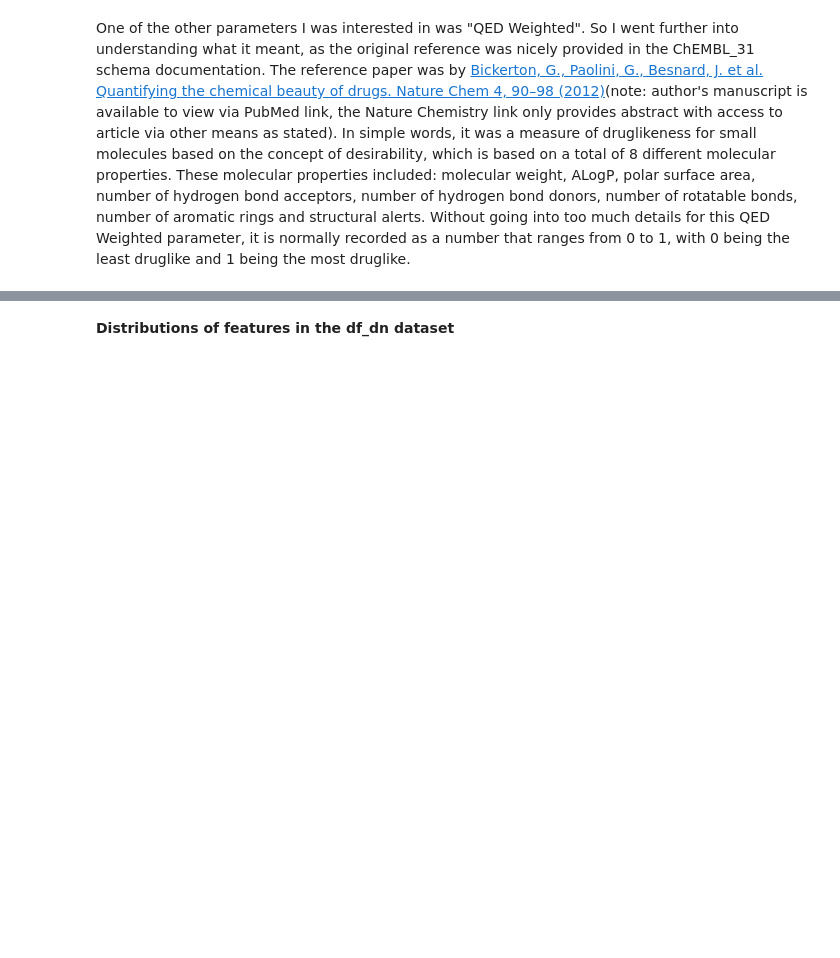
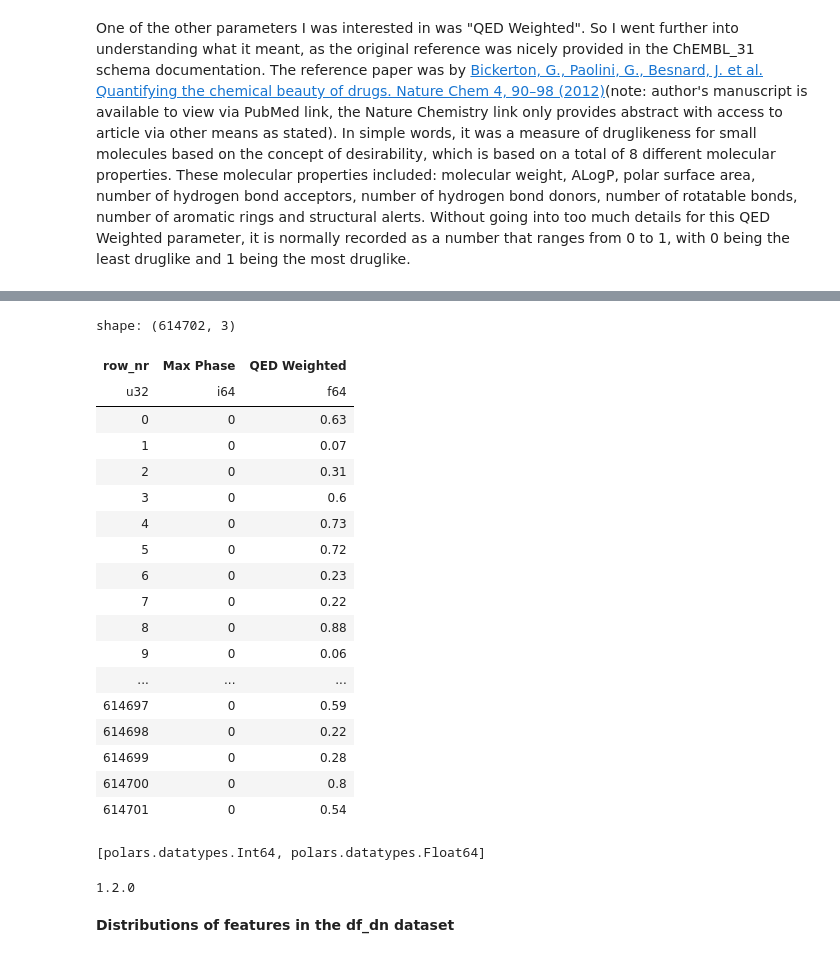
Before and after one commit to jhylin/Rust_projects, a Jupyter notebook: Rust_pl_chembl_cpds.ipynb, the cells around one changed output, grey strips where cells are left out. Cells and saved outputs as stored; diff of their text form; code cells hidden in the pictures; blank space fills up the shorter version.

```diff
--- a/Rust_pl_chembl_cpds.ipynb
+++ b/Rust_pl_chembl_cpds.ipynb
@@ -287,0 +360,3 @@ Question: Which small molecules will likely enter max phase 4?
+# %%
+df_ml = df_f.select(["Max Phase", "QED Weighted"])
+df_ml
@@ -287,0 +383,29 @@ Question: Which small molecules will likely enter max phase 4?
+# %%
+# add row count (index) to prepare dataset for scikit-learn
+df_ml.with_row_count()
+# %% [output]
+shape: (614702, 3)
+| row_nr | Max Phase | QED Weighted |
+| u32 | i64 | f64 |
+| 0 | 0 | 0.63 |
+| 1 | 0 | 0.07 |
+| 2 | 0 | 0.31 |
+| 3 | 0 | 0.6 |
+| 4 | 0 | 0.73 |
+| 5 | 0 | 0.72 |
+| 6 | 0 | 0.23 |
+| 7 | 0 | 0.22 |
+| 8 | 0 | 0.88 |
+| 9 | 0 | 0.06 |
+| ... | ... | ... |
+| 614697 | 0 | 0.59 |
+| 614698 | 0 | 0.22 |
+| 614699 | 0 | 0.28 |
+| 614700 | 0 | 0.8 |
+| 614701 | 0 | 0.54 |
+# %%
+# Check data types in df_ml dataset
+# Needs to be integers or floats for scikit-learn algorithms to work
+df_ml.dtypes
+# %% [output]
+[polars.datatypes.Int64, polars.datatypes.Float64]
@@ -287,0 +416,8 @@ Question: Which small molecules will likely enter max phase 4?
+# %%
+# Import scikit-learn
+import sklearn
+
+# Check scikit-learn version
+print(sklearn.__version__)
+# %% [output]
+1.2.0
```
Also changed, not shown: parts of 13 cells of this notebook.
